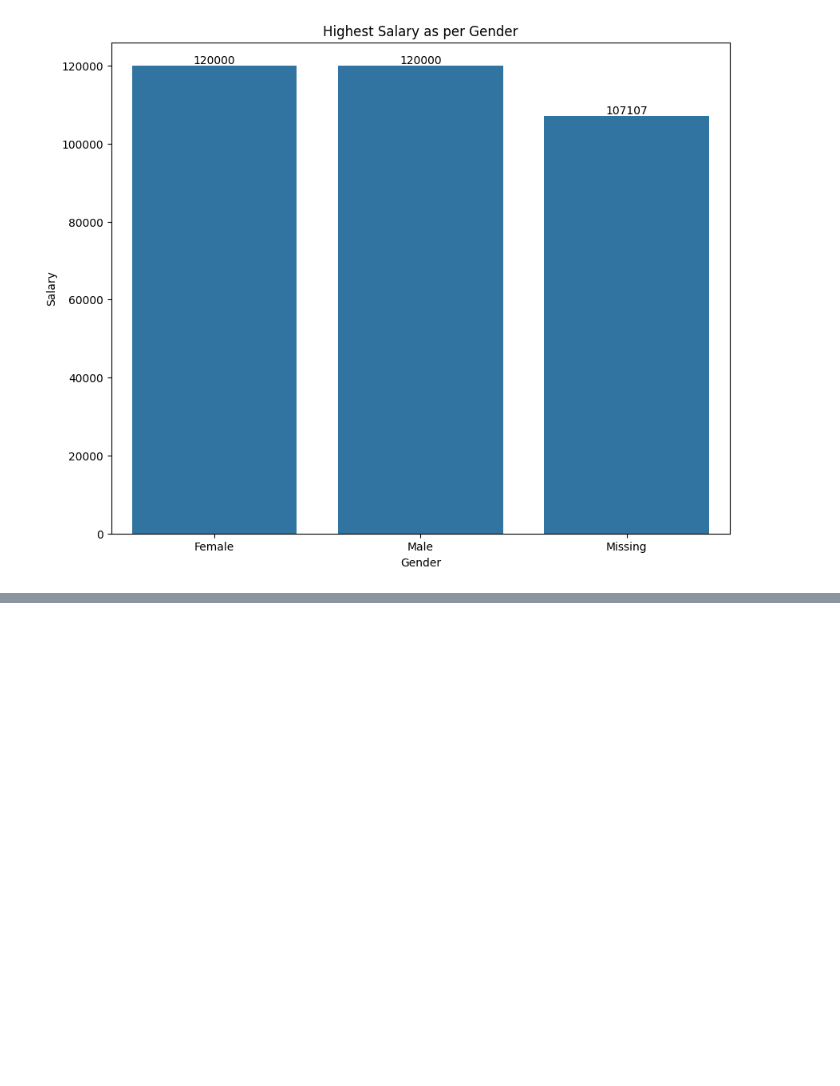
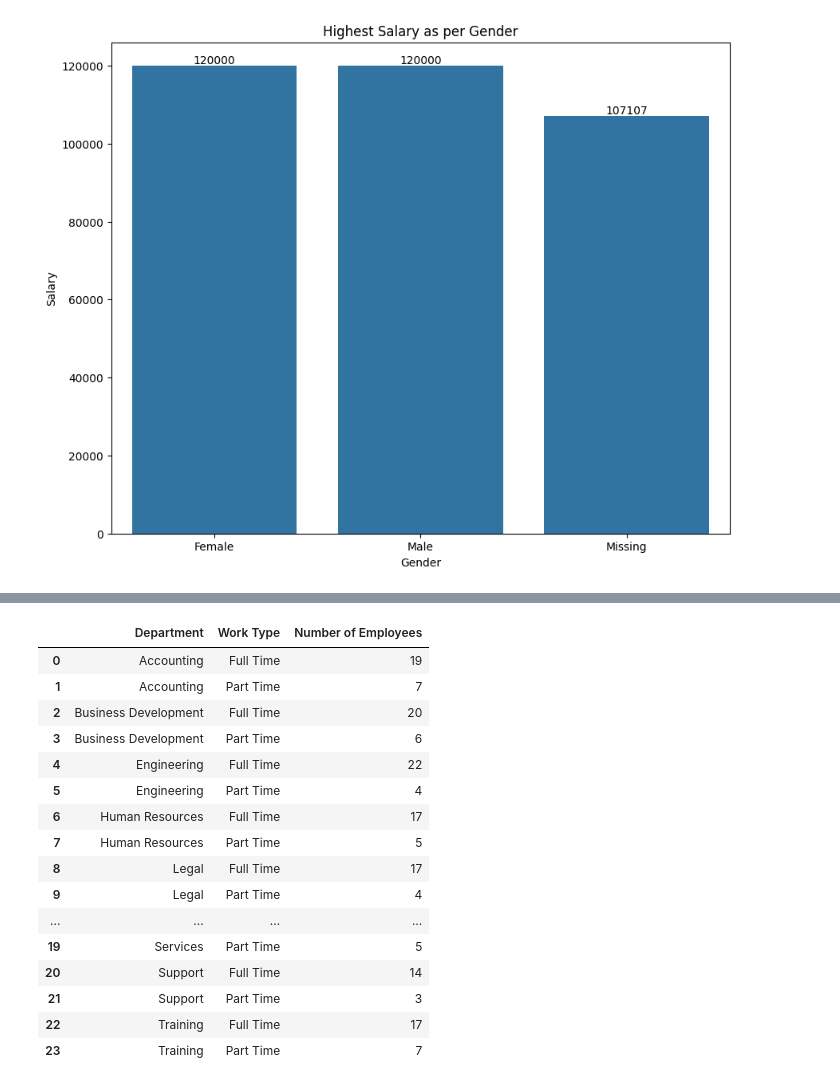
Before and after one commit to gauravvxv/Employee-Analytics-Dashboard, a Jupyter notebook: Notebook/Staff.ipynb, the cells around one changed output, grey strips where cells are left out. Cells and saved outputs as stored; diff of their text form; code cells hidden in the pictures; blank space fills up the shorter version.

```diff
--- a/Notebook/Staff.ipynb
+++ b/Notebook/Staff.ipynb
@@ -477,0 +501,21 @@ for i,bar in enumerate(ax.patches):
+# %%
+work_type = df.groupby(['Department','Work Type']).size().reset_index(name='Number of Employees')
+work_type
+# %% [output]
+|  | Department | Work Type | Number of Employees |
+| 0 | Accounting | Full Time | 19 |
+| 1 | Accounting | Part Time | 7 |
+| 2 | Business Development | Full Time | 20 |
+| 3 | Business Development | Part Time | 6 |
+| 4 | Engineering | Full Time | 22 |
+| 5 | Engineering | Part Time | 4 |
+| 6 | Human Resources | Full Time | 17 |
+| 7 | Human Resources | Part Time | 5 |
+| 8 | Legal | Full Time | 17 |
+| 9 | Legal | Part Time | 4 |
+| ... | ... | ... | ... |
+| 19 | Services | Part Time | 5 |
+| 20 | Support | Full Time | 14 |
+| 21 | Support | Part Time | 3 |
+| 22 | Training | Full Time | 17 |
+| 23 | Training | Part Time | 7 |
```
Also changed, not shown: parts of 6 cells of this notebook.
